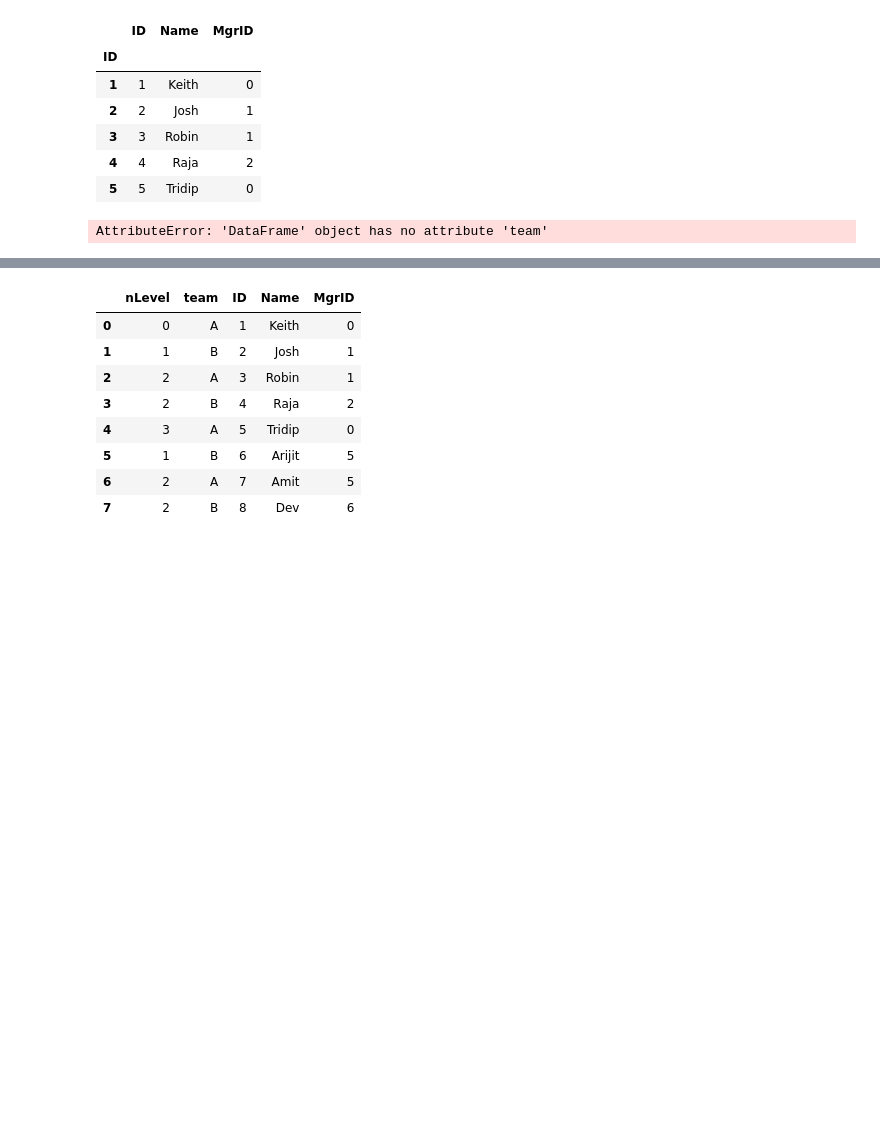
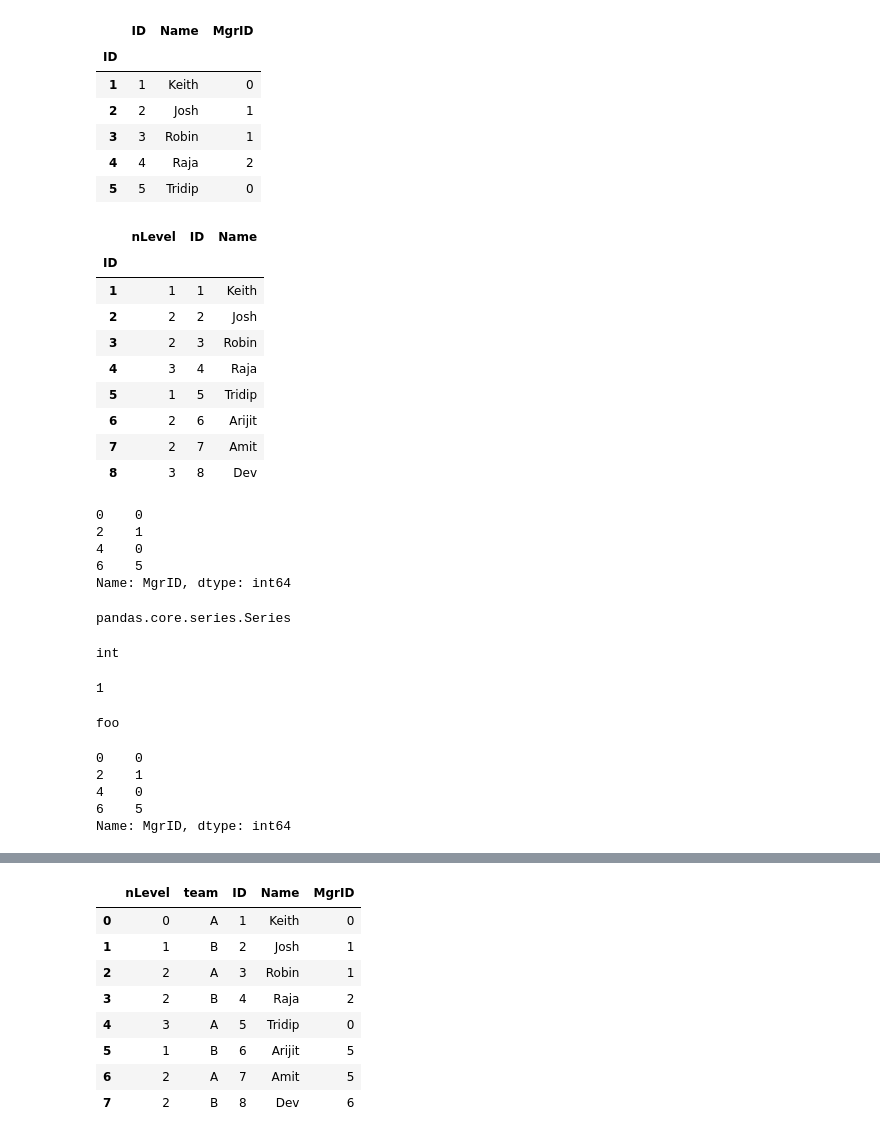
Before and after one commit to brennap3/sqlpythonrchapter, a Jupyter notebook: pandas functions.ipynb, the cells around one changed output, grey strips where cells are left out. Drawn from its saved outputs; the diff is of its cells as text; code cells hidden in the pictures; blank space fills up the shorter version.

```diff
--- a/pandas functions.ipynb
+++ b/pandas functions.ipynb
@@ -676,9 +676,23 @@ df.head()
 | 4 | 4 | Raja | 2 |
 | 5 | 5 | Tridip | 0 |
 # %%
-def nlevelteam(id, team, _cache={0:0}):
-    mgr_dict=df[df['team']==team].MgrID
+def nlevel(id, mgr_dict=df.MgrID, _cache={0:0}):
     if id in _cache:
         return _cache[id]
 
     return 1+nlevel(mgr_dict[id],mgr_dict)
+
+df['nLevel'] = df.ID.map(nlevel)
+
+df[['nLevel','ID','Name']]
+# %% [output]
+|  | nLevel | ID | Name |
+| ID |  |  |  |
+| 1 | 1 | 1 | Keith |
+| 2 | 2 | 2 | Josh |
+| 3 | 2 | 3 | Robin |
+| 4 | 3 | 4 | Raja |
+| 5 | 1 | 5 | Tridip |
+| 6 | 2 | 6 | Arijit |
+| 7 | 2 | 7 | Amit |
+| 8 | 3 | 8 | Dev |
@@ -685,3 +702,47 @@ def nlevelteam(id, team, _cache={0:0}):
+# %%
+mgr_dictteam
+# %% [output]
+0    0
+2    1
+4    0
+6    5
+Name: MgrID, dtype: int64
+# %%
+type(mgr_dictteam)
+# %% [output]
+pandas.core.series.Series
+# %%
+#
+id=1
+x=int(mgr_dictteam.where(mgr_dictteam==1).dropna())
+type(x)
+#s.where(s > 0)
+# %% [output]
+int
+# %%
+print(x)
+# %% [output]
+1
+# %%
+_cacheteam={0:0}
+id=1
+team='A'
+if id in _cacheteam:
+        print(_cacheteam[id])
+else:
+        print("foo")
+        mgr_dictteam=dfteam[dfteam['team']==team].MgrID
+        1+nlevel(mgr_dictteam[id],mgr_dictteam)
+# %% [output]
+foo
+# %%
+mgr_dictteam
+# %% [output]
+0    0
+2    1
+4    0
+6    5
+Name: MgrID, dtype: int64
 # %%
 datateam = {
         'ID': [1,2,3,4,5,6,7,8],
@@ -690,8 +751,3 @@ datateam = {
         'MgrID': [0,1,1,2,0,5,5,6]
     }
 dfteam = pd.DataFrame.from_dict(datateam)
-# %%
-#apply(lambda x: some_func(a = x['a'], b = x['b'], c = x['c']), axis=1)
-dfteam['nLevel'] = dfteam.team.map(nlevelteam)
-# %% [output]
-AttributeError: 'DataFrame' object has no attribute 'team'
```
Also changed, not shown: parts of 3 cells of this notebook.
